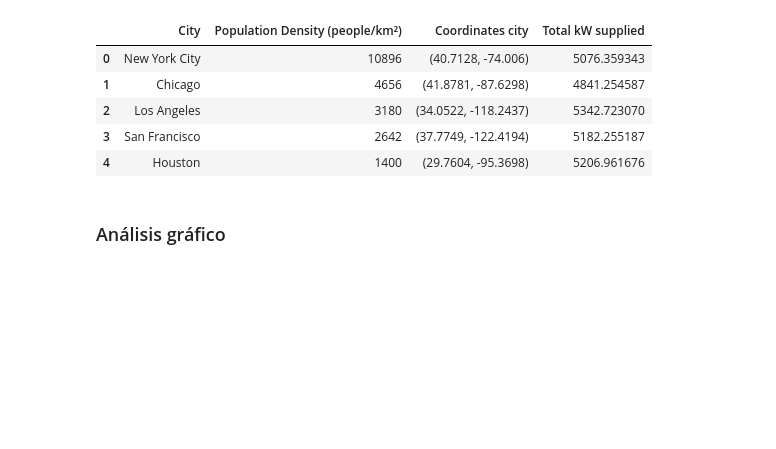
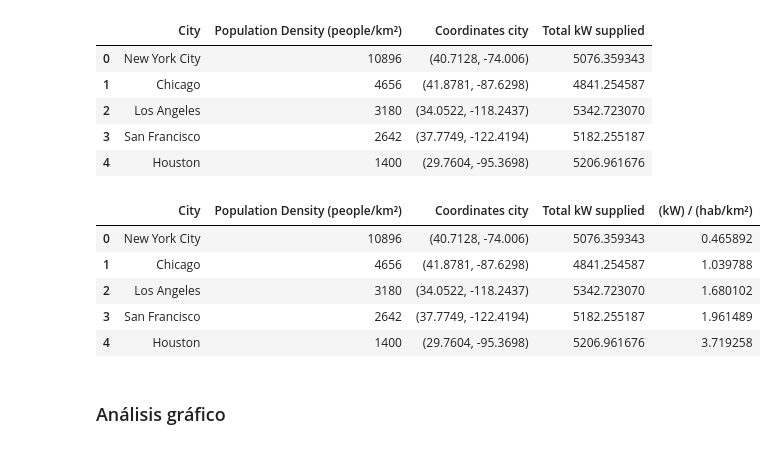
Before and after one commit to JorgeAlonsoC/JorgeAlonso_Repo, a Jupyter notebook: Jorge Alonso - EDA/Jorge_Alonso_EDA_EVs.ipynb.ipynb, the cells around one changed output. Drawn from its saved outputs; the diff is of its cells as text; code cells hidden in the pictures; blank space fills up the shorter version.

```diff
--- a/Jorge Alonso - EDA/Jorge_Alonso_EDA_EVs.ipynb.ipynb
+++ b/Jorge Alonso - EDA/Jorge_Alonso_EDA_EVs.ipynb.ipynb
@@ -304,6 +304,19 @@ ds_population.head(5)
 | 2 | Los Angeles | 3180 | (34.0522, -118.2437) | 5342.723070 |
 | 3 | San Francisco | 2642 | (37.7749, -122.4194) | 5182.255187 |
 | 4 | Houston | 1400 | (29.7604, -95.3698) | 5206.961676 |
+# %%
+ds_population["(kW) / (hab/km²)"]= ds_population["Total kW supplied"]/ds_population["Population Density (people/km²)"]
+
+ds_population= ds_population.sort_values(by="Population Density (people/km²)", ascending=False)
+
+ds_population.head(5)
+# %% [output]
+|  | City | Population Density (people/km²) | Coordinates city | Total kW supplied | (kW) / (hab/km²) |
+| 0 | New York City | 10896 | (40.7128, -74.006) | 5076.359343 | 0.465892 |
+| 1 | Chicago | 4656 | (41.8781, -87.6298) | 4841.254587 | 1.039788 |
+| 2 | Los Angeles | 3180 | (34.0522, -118.2437) | 5342.723070 | 1.680102 |
+| 3 | San Francisco | 2642 | (37.7749, -122.4194) | 5182.255187 | 1.961489 |
+| 4 | Houston | 1400 | (29.7604, -95.3698) | 5206.961676 | 3.719258 |
 # %% [markdown]
 ### Análisis gráfico ###
 # %%
```
Also changed, not shown: parts of 4 cells of this notebook.
